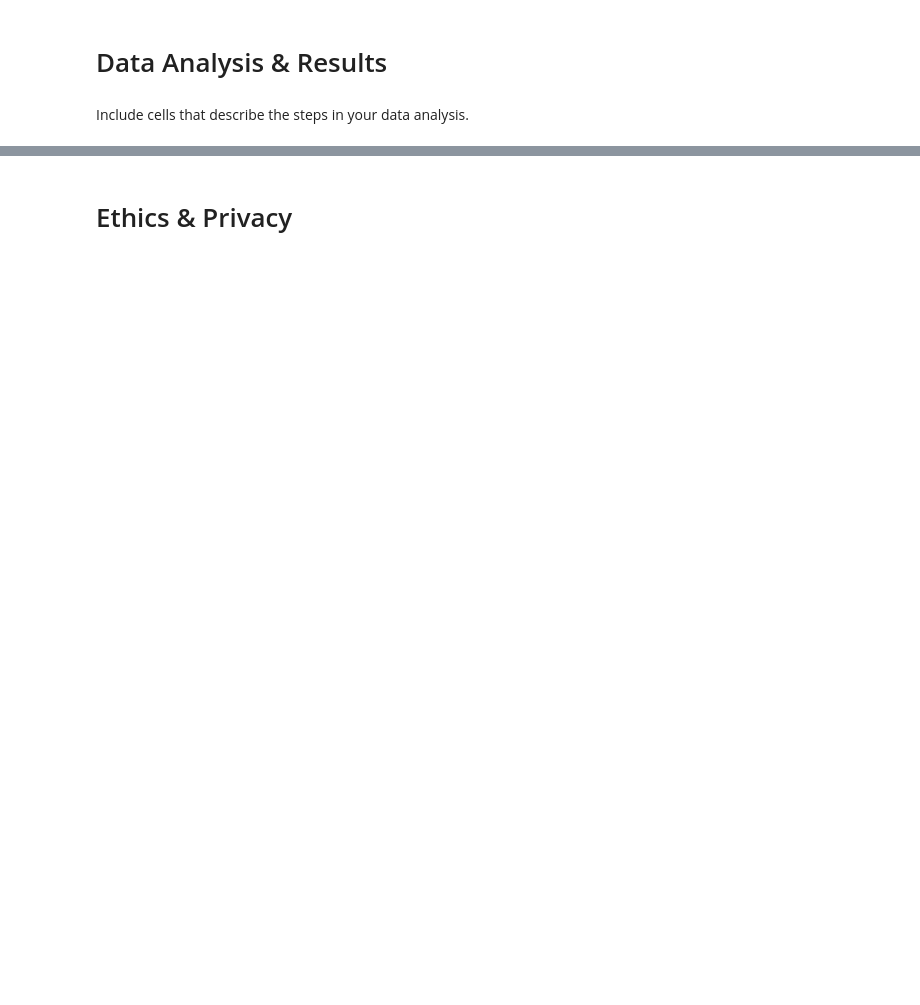
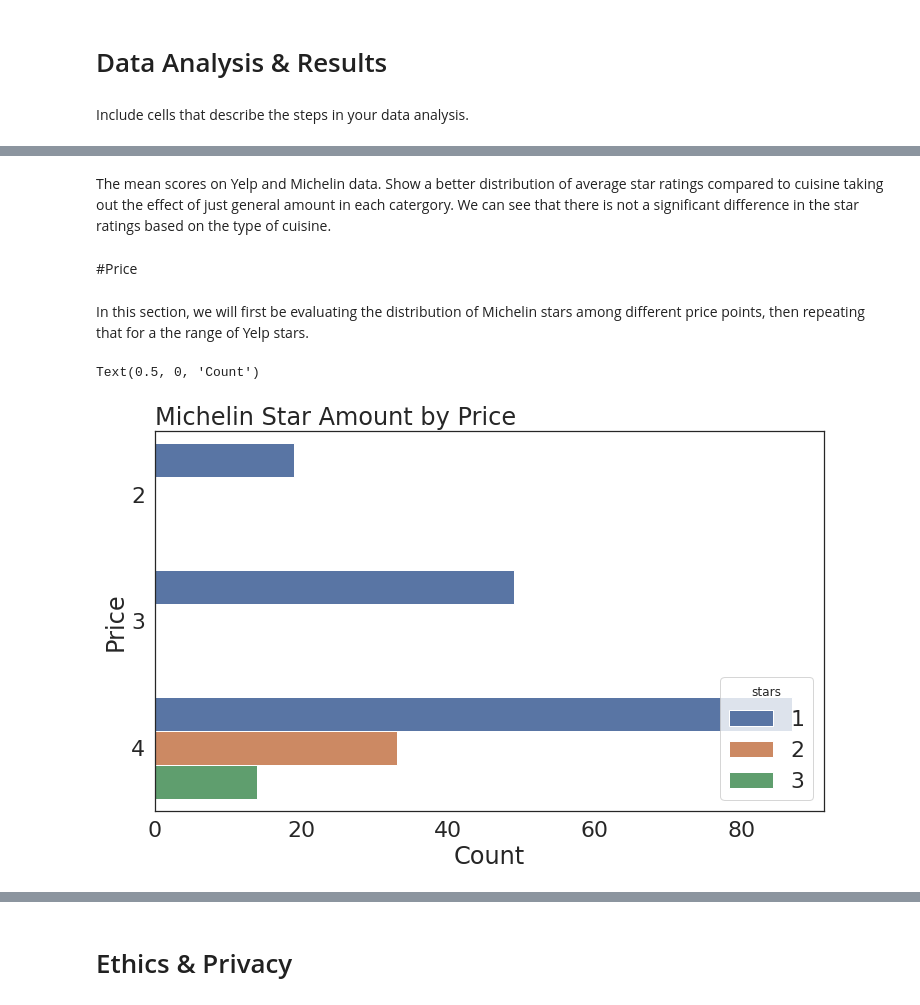
Before and after one commit to howardk1m/Michelin-Stars-108, a Jupyter notebook: FinalProject_group65.ipynb, the cells around one changed output, grey strips where cells are left out. Saved outputs shown, nothing was run; the diff lists cells and outputs as text; code cells hidden in the pictures; blank space fills up the shorter version.

```diff
--- a/FinalProject_group65.ipynb
+++ b/FinalProject_group65.ipynb
@@ -60,0 +174,4 @@ If you plan to use multiple datasets, add 1-2 sentences about how you plan to co
+# %%
+three_star_url = 'https://raw.githubusercontent.com/COGS108/group65_sp20/master/Datasets/datasets_279628_577823_three-stars-michelin-restaurants.csv?token=AEEOD47GWBS2DQNBNDMKZLK64LFTO'
+three_df = pd.read_csv(three_star_url)
+three_df.shape
@@ -74,0 +503,18 @@ Include cells that describe the steps in your data analysis.
+# %% [markdown]
+The mean scores on Yelp and Michelin data. Show a better distribution of average star ratings compared to cuisine taking out the effect of just general amount in each catergory. We can see that there is not a significant difference in the star ratings based on the type of cuisine.
+# %% [markdown]
+#Price
+# %% [markdown]
+In this section, we will first be evaluating the distribution of Michelin stars among different price points, then repeating that for a the range of Yelp stars.
+# %%
+#Set the parameters for the visulizations
+plt.rcParams['figure.figsize'] = (12, 7)
+# %%
+mich_price = sns.countplot(y = 'price', hue = 'stars', data = main_df)
+
+mich_price.set_title('Michelin Star Amount by Price', loc='left')
+mich_price.set_ylabel('Price')
+mich_price.set_xlabel('Count')
+# %% [output]
+Text(0.5, 0, 'Count')
+[figure, added]
```
Also changed, not shown: parts of 120 cells of this notebook.
